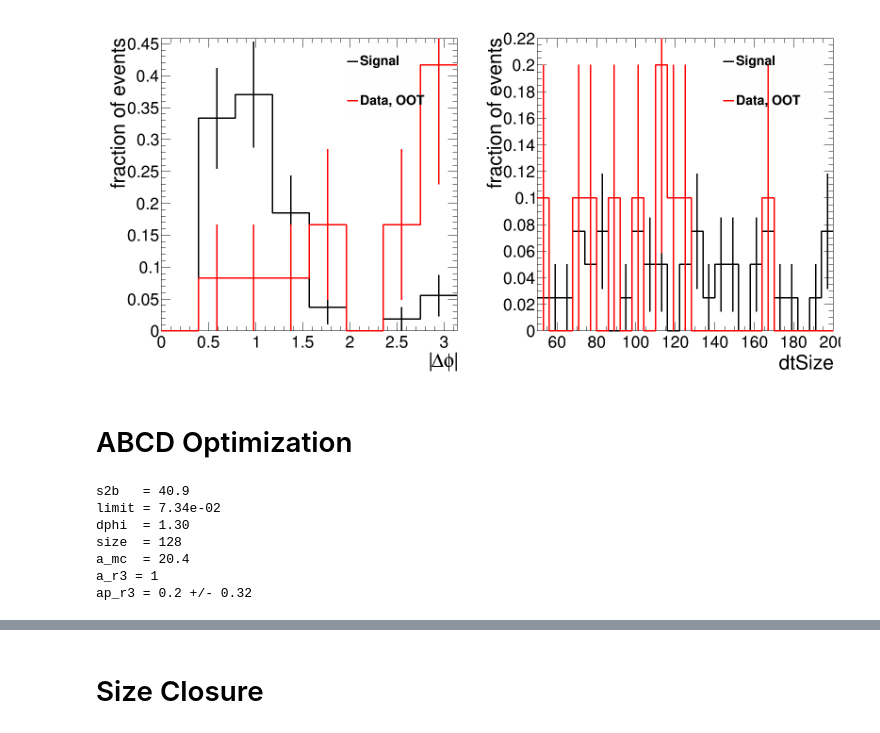
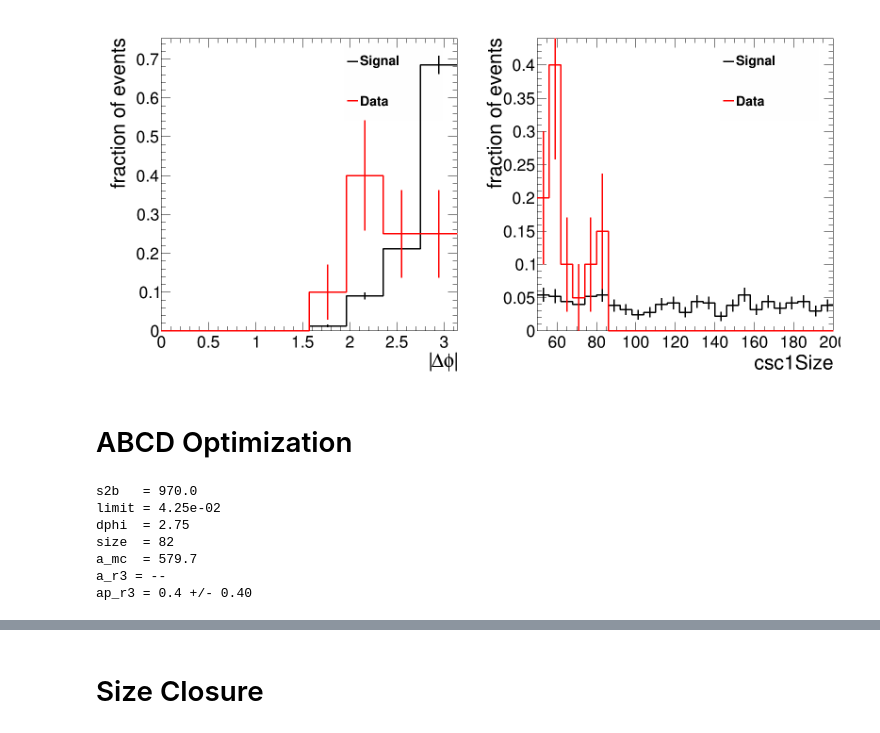
Before and after one commit to cms-lpc-llp/mds_analysis, a Jupyter notebook: notebooks/closure_test.ipynb, the cells around one changed output, grey strips where cells are left out. Cells and saved outputs as stored; diff of their text form; code cells hidden in the pictures.

```diff
--- a/notebooks/closure_test.ipynb
+++ b/notebooks/closure_test.ipynb
@@ -29,9 +29,8 @@ OUT_DIR = f'{LOCAL_DIR}/reports/weekly/2024-04-15'
 # **** #
 MET_CATEGORY = ('lt200', 'low', 'high')[1]
 TAG_CATEGORY = ('csccsc', 'cscdt')[0]
-# CUTSET = ('l1', 'scs', 'ropt', 'roptDNN', 'roptDNN_bkgMC_plusBeamHalo', 'tightDNN')[5]
-CUTSET = ('l1', 'scs', 'ropt', 'roptDNN', 'roptDNN_bkgMC_plusBeamHalo', 'tightDNN')[2]
-OOT = False#True#
+CUTSET = ('l1', 'scs', 'ropt', 'roptDNN', 'ropt_bkgMC_plusBeamHalo', 'tightDNN')[4]
+OOT = True#False#
 
 SIZE_VAR = TAG_CATEGORY[3:]
 
@@ -110,7 +109,7 @@ if CUTSET == 'roptDNN':
             ABCD_DPHI = None
             ABCD_SIZE = None
 
-if CUTSET == 'roptDNN_bkgMC_plusBeamHalo':
+if CUTSET == 'ropt_bkgMC_plusBeamHalo':
     if TAG_CATEGORY == 'csccsc':
         if MET_CATEGORY == 'lt200':
             ABCD_DPHI = None
@@ -243,12 +237,12 @@ hinfos = {
         'form' : (f';|#Delta#phi|;fraction of events',16,0,np.pi),
         'form' : (f';|#Delta#phi|;fraction of events',8,0,np.pi),
     },
-   'dtSize' : {
-        'form' : (f';dtSize;fraction of events',25,50,200),
-        # 'form' : (f';dtSize;fraction of events',25,65,100),
-        # 'form' : (f';dtSize;fraction of events',15,50,80),
-        # 'form' : (f';dtSize;fraction of events',10,50,80),
-        # 'form' : (f';dtSize;fraction of events',25,50,500),
+   f'{SIZE_VAR}{"1" if SIZE_VAR == "csc" else ""}Size' : {
+        'form' : (f';{SIZE_VAR}{"1" if SIZE_VAR == "csc" else ""}Size;fraction of events',25,50,200),
+        # 'form' : (f';{SIZE_VAR}{"1" if SIZE_VAR == "csc" else ""}Size;fraction of events',25,65,100),
+        # 'form' : (f';{SIZE_VAR}{"1" if SIZE_VAR == "csc" else ""}Size;fraction of events',15,50,80),
+        # 'form' : (f';{SIZE_VAR}{"1" if SIZE_VAR == "csc" else ""}Size;fraction of events',10,50,80),
+        # 'form' : (f';{SIZE_VAR}{"1" if SIZE_VAR == "csc" else ""}Size;fraction of events',25,50,500),
     },
     # 'csc0Phi' : {
     #     'form' : (f';#phi_{{var}};fraction of events',32,0,np.pi),
@@ -265,34 +259,34 @@ for ixv, (xv, hinfo) in enumerate(hinfos.items()):
     legend.SetBorderSize(0)
     legend.SetFillColorAlpha(rt.kBlack, 0.0)#0.2)
     legend.SetTextSize(0.04)
     legend.SetMargin(0.15)
 
 
     # **** #
 
     h1 = rdfs['mc'].Histo1D(('Signal',*form),xv,).GetValue()
     h2 = rdfs['r3'].Histo1D(('Data'+(', OOT' if OOT else ''),*form),xv,).GetValue()
 
     hhs = [h1,h2]
     # hmax = max([h.GetMaximum() for h in hhs])
     hmax = max([h.GetMaximum() / h.Integral() if h.Integral() else 0 for h in hhs])
     for ih, hh in enumerate(hhs):
         nev = hh.Integral()
         if hmax < 1 and nev:
             hh.Scale(1/hh.Integral())
         hh.SetMinimum(0)
         hh.SetMaximum(hmax*1.1)
         hh.SetLineColor(SCL[ih])
         hh.SetLineWidth(3)
         hh.Draw('histe same')
         legend.AddEntry(hh, hh.GetName(), 'L')
 
 
     legend.Draw()
     gc.extend([legend]+hhs)
 canvas.Draw()
 # %% [output]
-[figure, old version]
+[figure, new version]
 # %% [markdown]
 # ABCD Optimization
 # %%
@@ -629,8 +623,8 @@ limits[-4:,:] = np.max(limits)
 limits[:,:3] = np.max(limits)
 limits[:,-4:] = np.max(limits)
 
-# idx = np.unravel_index(np.argmax(s2bs), s2bs.shape)
-idx = np.unravel_index(np.argmin(limits), limits.shape)
+idx = np.unravel_index(np.argmax(s2bs), s2bs.shape)
+# idx = np.unravel_index(np.argmin(limits), limits.shape)
 
 print(f's2b   = {s2bs[idx]:.1f}')
 print(f'limit = {limits[idx]:.2e}')
@@ -646,13 +640,13 @@ print(f'ap_r3 = {ap_r3_scan[idx]:.1f} +/- {ape_r3_scan[idx]:.2f}')
 ABCD_DPHI = dphis[idx[0]]
 ABCD_SIZE = sizes[idx[1]]
 # %% [output]
-s2b   = 40.9
-limit = 7.34e-02
-dphi  = 1.30
-size  = 128
-a_mc  = 20.4
-a_r3 = 1
-ap_r3 = 0.2 +/- 0.32
+s2b   = 970.0
+limit = 4.25e-02
+dphi  = 2.75
+size  = 82
+a_mc  = 579.7
+a_r3 = --
+ap_r3 = 0.4 +/- 0.40
 # %%
 s, b, be = a_mc_scan[idx], ap_r3_scan[idx], ape_r3_scan[idx]
 
```
Also changed, not shown: parts of 10 cells of this notebook, 7 other files.
